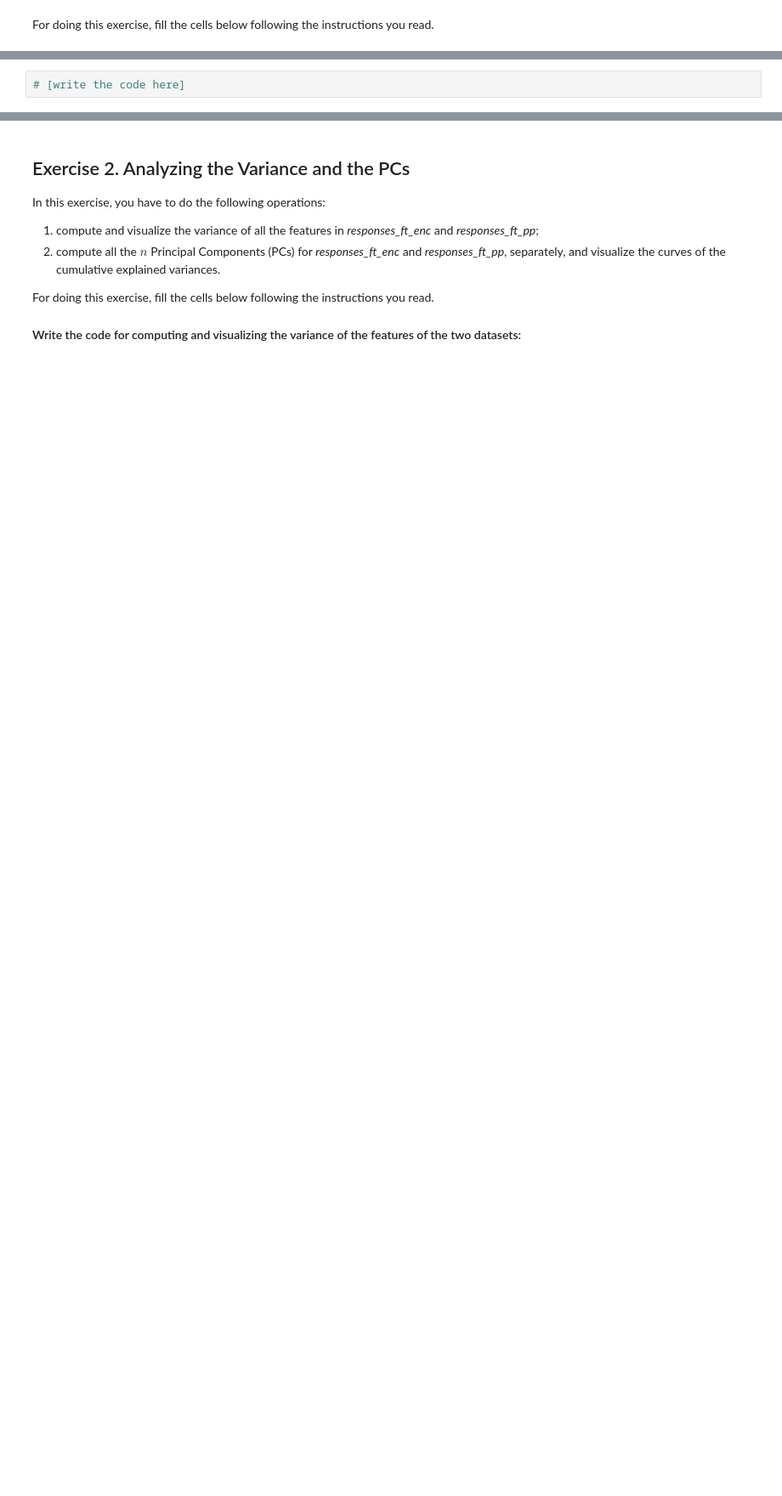
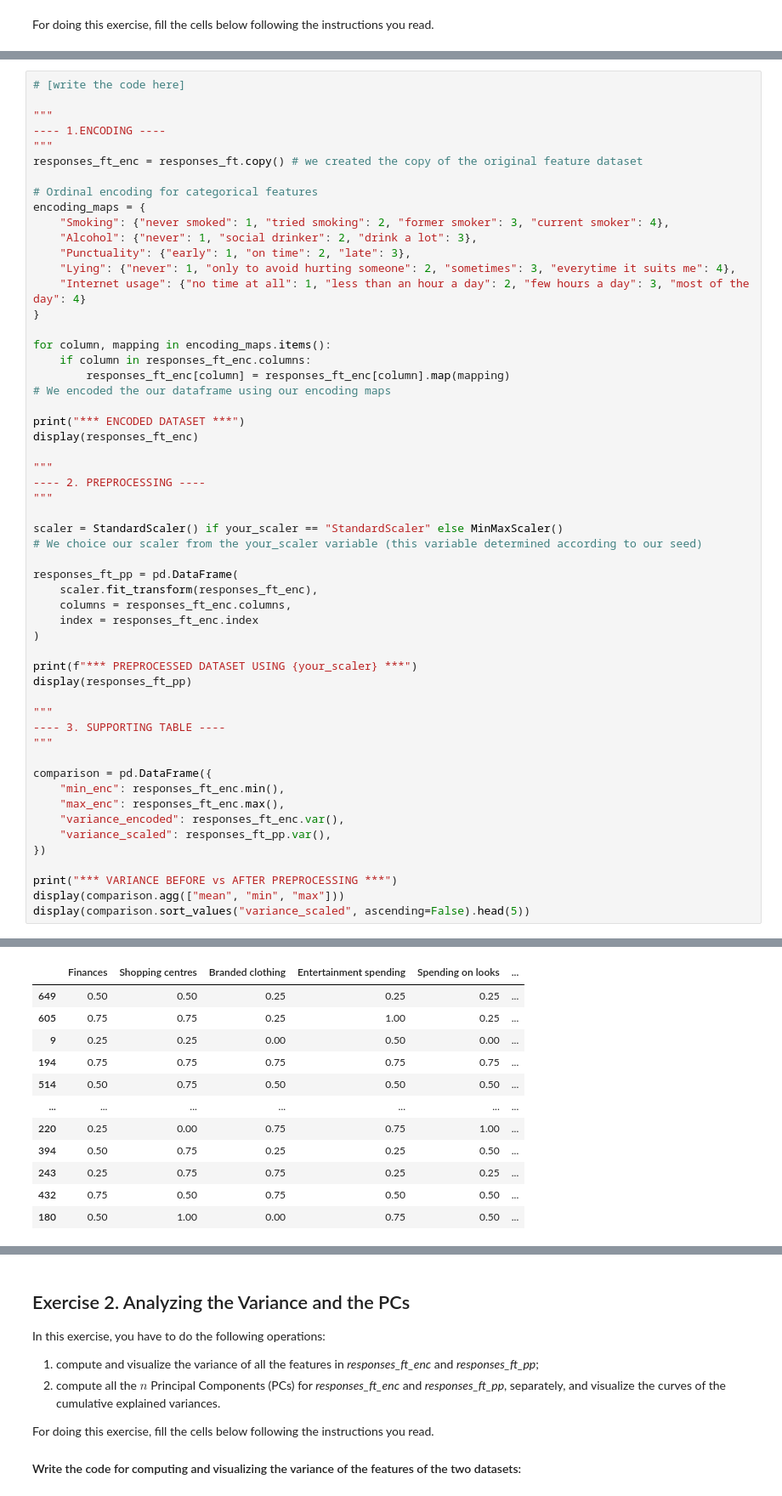
Before and after one commit to omerzkan/pca_project_report, a Jupyter notebook: HWpca_Surname1_Surname2.ipynb, the cells around one changed output, grey strips where cells are left out. Shown at 85% size. Drawn from its saved outputs; the diff is of its cells as text; blank space fills up the shorter version.

```diff
--- a/HWpca_Surname1_Surname2.ipynb
+++ b/HWpca_Surname1_Surname2.ipynb
@@ -249,3 +264,57 @@ For doing this exercise, fill the cells below following the instructions you rea
 #### Write the code for performing the encoding and preprocessing operations of the exercise. Show the encoded data and the preprocessed data you obtain, plus any additional table/value that can be useful for commenting the results:
 # %%
 # [write the code here]
+
+"""
+---- 1.ENCODING ----
+"""
+responses_ft_enc = responses_ft.copy() # we created the copy of the original feature dataset
+
+# Ordinal encoding for categorical features
+encoding_maps = {
+    "Smoking": {"never smoked": 1, "tried smoking": 2, "former smoker": 3, "current smoker": 4},
+    "Alcohol": {"never": 1, "social drinker": 2, "drink a lot": 3},
+    "Punctuality": {"early": 1, "on time": 2, "late": 3},
+    "Lying": {"never": 1, "only to avoid hurting someone": 2, "sometimes": 3, "everytime it suits me": 4},
+    "Internet usage": {"no time at all": 1, "less than an hour a day": 2, "few hours a day": 3, "most of the day": 4}
+}
+
+for column, mapping in encoding_maps.items():
+    if column in responses_ft_enc.columns:
+        responses_ft_enc[column] = responses_ft_enc[column].map(mapping)
+# We encoded the our dataframe using our encoding maps
+
+print("*** ENCODED DATASET ***")
+display(responses_ft_enc)
+
+"""
+---- 2. PREPROCESSING ----
+"""
+
+scaler = StandardScaler() if your_scaler == "StandardScaler" else MinMaxScaler()
+# We choice our scaler from the your_scaler variable (this variable determined according to our seed)
+
+responses_ft_pp = pd.DataFrame(
+    scaler.fit_transform(responses_ft_enc),
+    columns = responses_ft_enc.columns,
+    index = responses_ft_enc.index
+)
+
+print(f"*** PREPROCESSED DATASET USING {your_scaler} ***")
+display(responses_ft_pp)
+
+"""
+---- 3. SUPPORTING TABLE ----
+"""
+
+comparison = pd.DataFrame({
+    "min_enc": responses_ft_enc.min(),
+    "max_enc": responses_ft_enc.max(),
+    "variance_encoded": responses_ft_enc.var(),
+    "variance_scaled": responses_ft_pp.var(),
+})
+
+print("*** VARIANCE BEFORE vs AFTER PREPROCESSING ***")
+display(comparison.agg(["mean", "min", "max"]))
+display(comparison.sort_values("variance_scaled", ascending=False).head(5))
+# %% [output]
@@ -251,0 +336,12 @@ For doing this exercise, fill the cells below following the instructions you rea
+|  | Finances | Shopping centres | Branded clothing | Entertainment spending | Spending on looks | ... |
+| 649 | 0.50 | 0.50 | 0.25 | 0.25 | 0.25 | ... |
+| 605 | 0.75 | 0.75 | 0.25 | 1.00 | 0.25 | ... |
+| 9 | 0.25 | 0.25 | 0.00 | 0.50 | 0.00 | ... |
+| 194 | 0.75 | 0.75 | 0.75 | 0.75 | 0.75 | ... |
+| 514 | 0.50 | 0.75 | 0.50 | 0.50 | 0.50 | ... |
+| ... | ... | ... | ... | ... | ... | ... |
+| 220 | 0.25 | 0.00 | 0.75 | 0.75 | 1.00 | ... |
+| 394 | 0.50 | 0.75 | 0.25 | 0.25 | 0.50 | ... |
+| 243 | 0.25 | 0.75 | 0.75 | 0.25 | 0.25 | ... |
+| 432 | 0.75 | 0.50 | 0.75 | 0.50 | 0.50 | ... |
+| 180 | 0.50 | 1.00 | 0.00 | 0.75 | 0.50 | ... |
```
Also changed, not shown: parts of 8 cells of this notebook.
